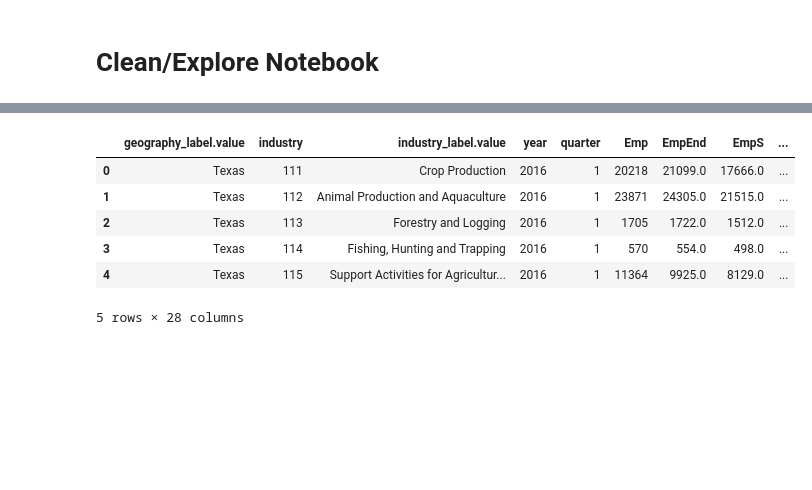
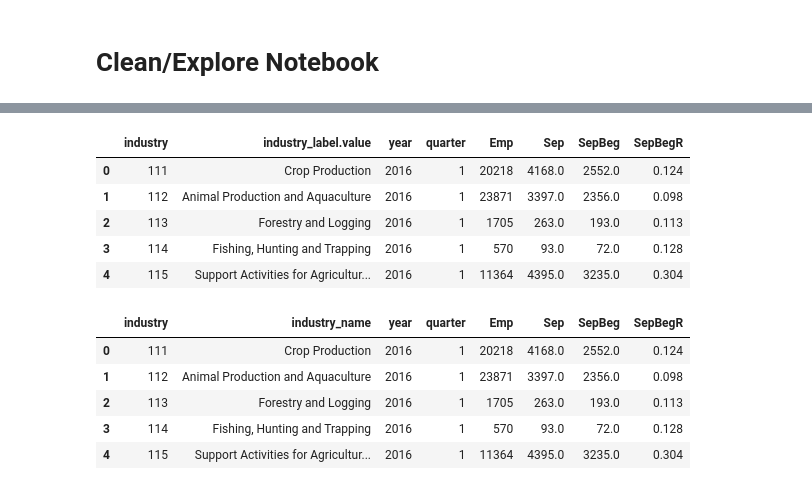
Before and after one commit to capstone-job-market-analysis/job-market-analysis, a Jupyter notebook: jeff_explore.ipynb, the cells around one changed output, grey strips where cells are left out. Cells and saved outputs as stored; diff of their text form; code cells hidden in the pictures; blank space fills up the shorter version.

```diff
--- a/jeff_explore.ipynb
+++ b/jeff_explore.ipynb
@@ -24,20 +27,17 @@ census.head()
 # %%
-col_to_drop = ['sEmpTotal', 'sHirN', 'sHirR', 'sSep', 'sHirAEnd', 'sHirAEndR',
-               'sSepBeg', 'sSepBegR', 'sFrmJbGn', 'sFrmJbLs', 'sPayroll', 'sEarnSepS',
-               'sEarnHirNS', 'sEarnHirAS', 'sEarnBeg', 'sEarnS', 'sFrmJbGnS',
-               'sHirAEndReplR', 'sHirAEndRepl', 'sFrmJbC', 'sEmpEnd', 'sEmpS', 'sEmpSpv', 'Payroll',
-               'sEmp', 'periodicity', 'periodicity_label.value', 'seasonadj', 'seasonadj_label.value',
-               'geo_level', 'geo_level_label.value', 'geography', 'ind_level', 'sex', 'sex_label.value',
-               'agegrp', 'agegrp_label.value', 'ownercode', 'ownercode_label.value', 'race',
-               'race_label.value', 'ethnicity', 'ethnicity_label.value', 'education', 'education_label.value',
-               'firmage', 'firmage_label.value', 'firmsize', 'firmsize_label.value']
+# Dropping unneeded columns:
+col_to_drop = ['sEmp', 'sSep', 'sSepBeg', 'sSepBegR', 'periodicity', 'periodicity_label.value',
+               'seasonadj', 'seasonadj_label.value', 'geo_level', 'geo_level_label.value',
+               'geography', 'geography_label.value', 'ind_level', 'sex', 'ownercode',
+               'ownercode_label.value', 'sex_label.value', 'agegrp_label.value', 'race_label.value',
+               'ethnicity_label.value', 'education_label.value', 'firmage_label.value', 'firmsize_label.value',
+               'agegrp', 'race', 'ethnicity',  'education', 'firmage', 'firmsize', ]
 census_light = census.drop(columns=col_to_drop)
 census_light.head()
 # %% [output]
-|  | geography_label.value | industry | industry_label.value | year | quarter | Emp | EmpEnd | EmpS | ... |
-| 0 | Texas | 111 | Crop Production | 2016 | 1 | 20218 | 21099.0 | 17666.0 | ... |
-| 1 | Texas | 112 | Animal Production and Aquaculture | 2016 | 1 | 23871 | 24305.0 | 21515.0 | ... |
-| 2 | Texas | 113 | Forestry and Logging | 2016 | 1 | 1705 | 1722.0 | 1512.0 | ... |
-| 3 | Texas | 114 | Fishing, Hunting and Trapping | 2016 | 1 | 570 | 554.0 | 498.0 | ... |
-| 4 | Texas | 115 | Support Activities for Agricultur... | 2016 | 1 | 11364 | 9925.0 | 8129.0 | ... |
+|  | industry | industry_label.value | year | quarter | Emp | Sep | SepBeg | SepBegR |
+| 0 | 111 | Crop Production | 2016 | 1 | 20218 | 4168.0 | 2552.0 | 0.124 |
+| 1 | 112 | Animal Production and Aquaculture | 2016 | 1 | 23871 | 3397.0 | 2356.0 | 0.098 |
+| 2 | 113 | Forestry and Logging | 2016 | 1 | 1705 | 263.0 | 193.0 | 0.113 |
+| 3 | 114 | Fishing, Hunting and Trapping | 2016 | 1 | 570 | 93.0 | 72.0 | 0.128 |
+| 4 | 115 | Support Activities for Agricultur... | 2016 | 1 | 11364 | 4395.0 | 3235.0 | 0.304 |
-5 rows × 28 columns
@@ -43,0 +47,9 @@ census_light.head()
+# %%
+census_light.head()
+# %% [output]
+|  | industry | industry_name | year | quarter | Emp | Sep | SepBeg | SepBegR |
+| 0 | 111 | Crop Production | 2016 | 1 | 20218 | 4168.0 | 2552.0 | 0.124 |
+| 1 | 112 | Animal Production and Aquaculture | 2016 | 1 | 23871 | 3397.0 | 2356.0 | 0.098 |
+| 2 | 113 | Forestry and Logging | 2016 | 1 | 1705 | 263.0 | 193.0 | 0.113 |
+| 3 | 114 | Fishing, Hunting and Trapping | 2016 | 1 | 570 | 93.0 | 72.0 | 0.128 |
+| 4 | 115 | Support Activities for Agricultur... | 2016 | 1 | 11364 | 4395.0 | 3235.0 | 0.304 |
```
Also changed, not shown: parts of 23 cells of this notebook, 1 other file.
